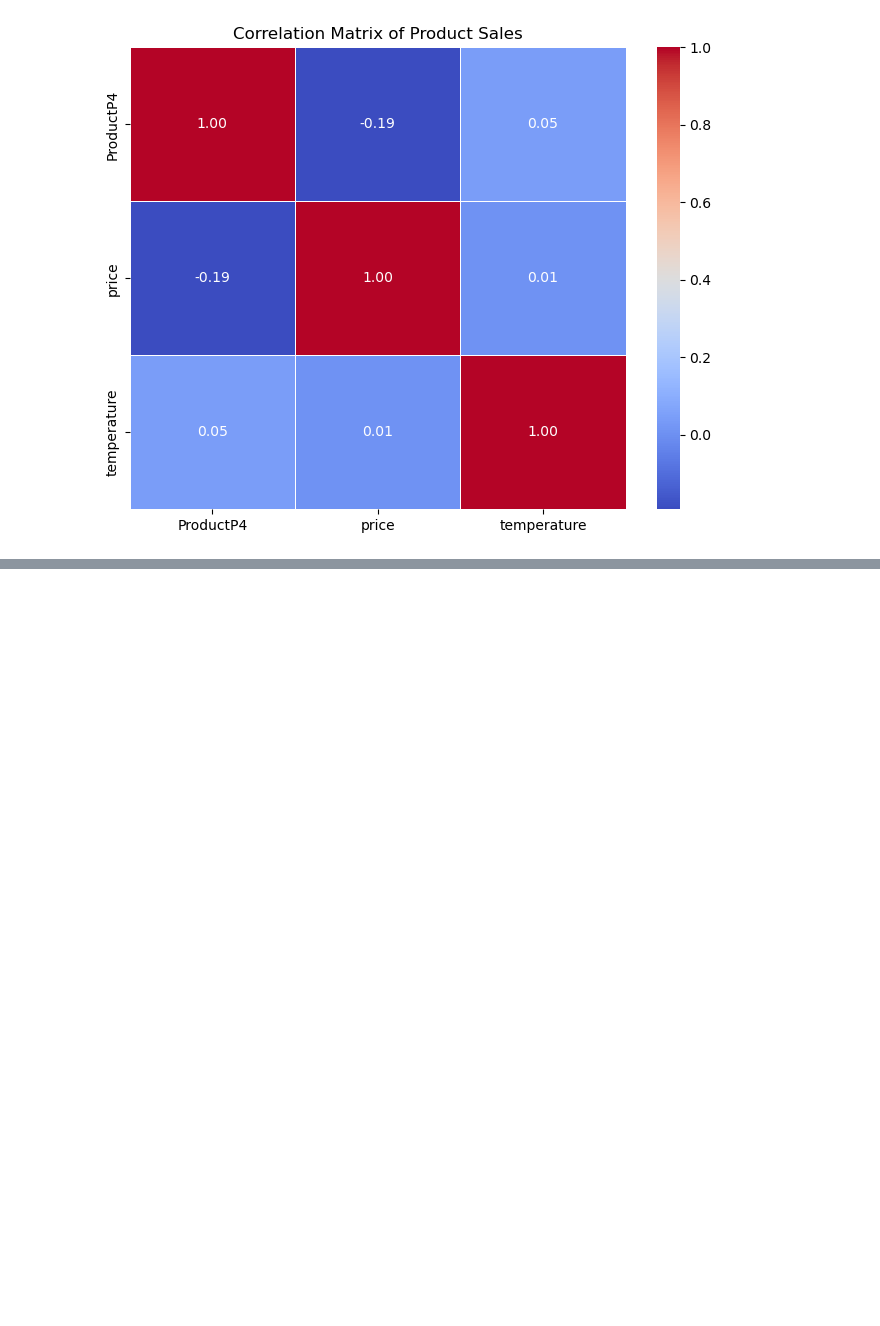
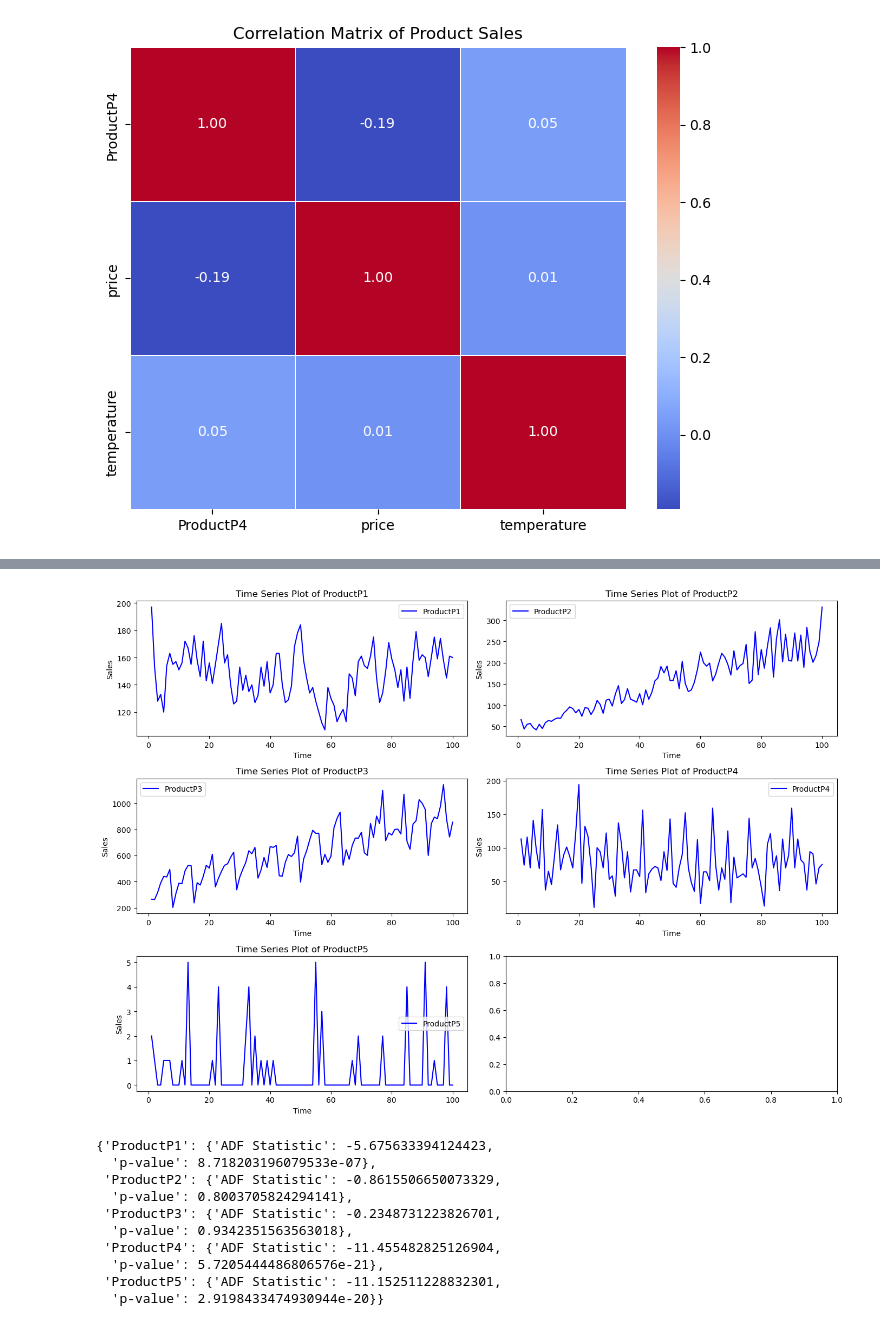
Before and after one commit to Suraj-st/PrinciplesOfDataScience_Group2, a Jupyter notebook: Suneth/Group.ipynb, the cells around one changed output, grey strips where cells are left out. Saved outputs shown, nothing was run; the diff lists cells and outputs as text; code cells hidden in the pictures; blank space fills up the shorter version.

```diff
--- a/Suneth/Group.ipynb
+++ b/Suneth/Group.ipynb
@@ -186,0 +289,38 @@ plt.show()
+# %%
+from statsmodels.tsa.stattools import adfuller
+
+# Plot time series data for each product
+fig, axes = plt.subplots(3, 2, figsize=(14, 10))
+
+products = ["ProductP1", "ProductP2", "ProductP3", "ProductP4", "ProductP5"]
+for i, product in enumerate(products):
+    ax = axes[i // 2, i % 2]
+    ax.plot(df["t"], df[product], label=product, color="b")
+    ax.set_title(f"Time Series Plot of {product}")
+    ax.set_xlabel("Time")
+    ax.set_ylabel("Sales")
+    ax.legend()
+
+plt.tight_layout()
+plt.show()
+
+# Check stationarity using ADF test
+adf_results = {}
+for product in products:
+    adf_test = adfuller(df[product])
+    adf_results[product] = {"ADF Statistic": adf_test[0], "p-value": adf_test[1]}
+
+# Display ADF test results
+adf_results
+# %% [output]
+[figure, added]
+{'ProductP1': {'ADF Statistic': -5.675633394124423,
+  'p-value': 8.718203196079533e-07},
+ 'ProductP2': {'ADF Statistic': -0.8615506650073329,
+  'p-value': 0.8003705824294141},
+ 'ProductP3': {'ADF Statistic': -0.2348731223826701,
+  'p-value': 0.9342351563563018},
+ 'ProductP4': {'ADF Statistic': -11.455482825126904,
+  'p-value': 5.7205444486806576e-21},
+ 'ProductP5': {'ADF Statistic': -11.152511228832301,
+  'p-value': 2.9198433474930944e-20}}
```
Also changed, not shown: parts of 12 cells of this notebook.
